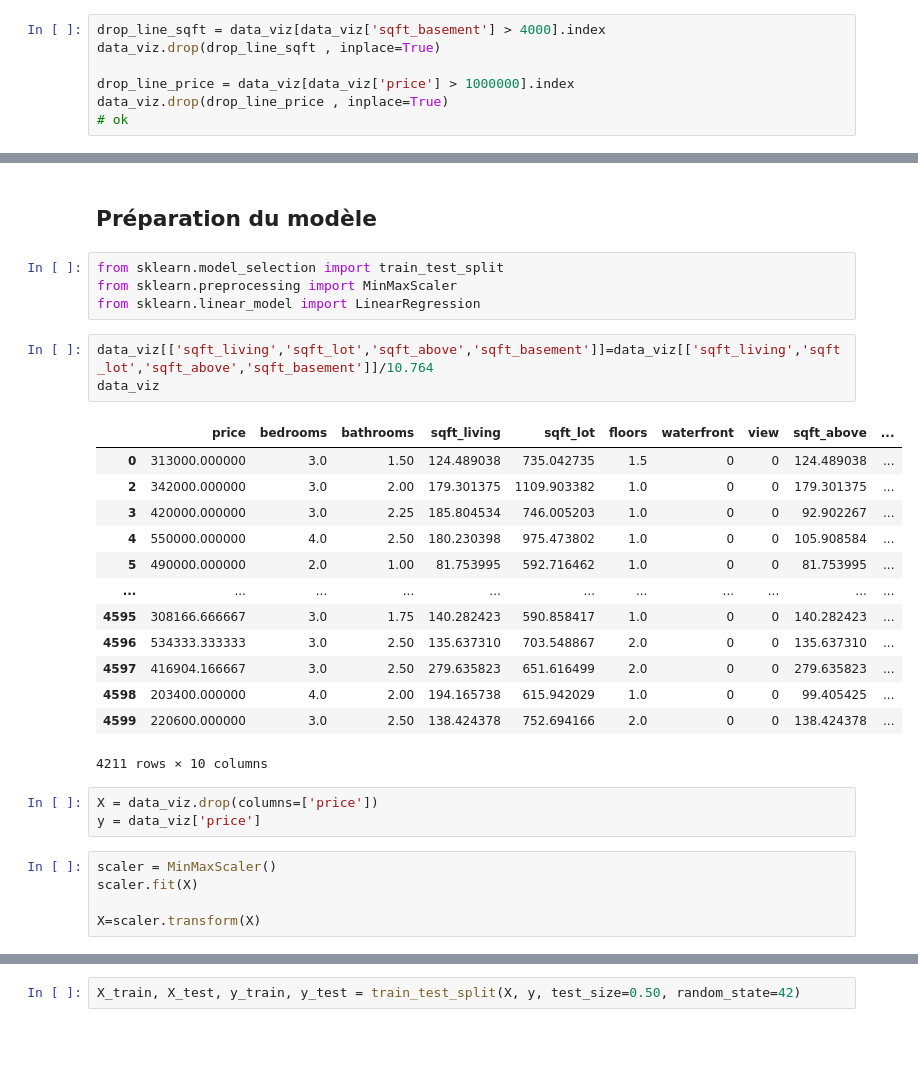
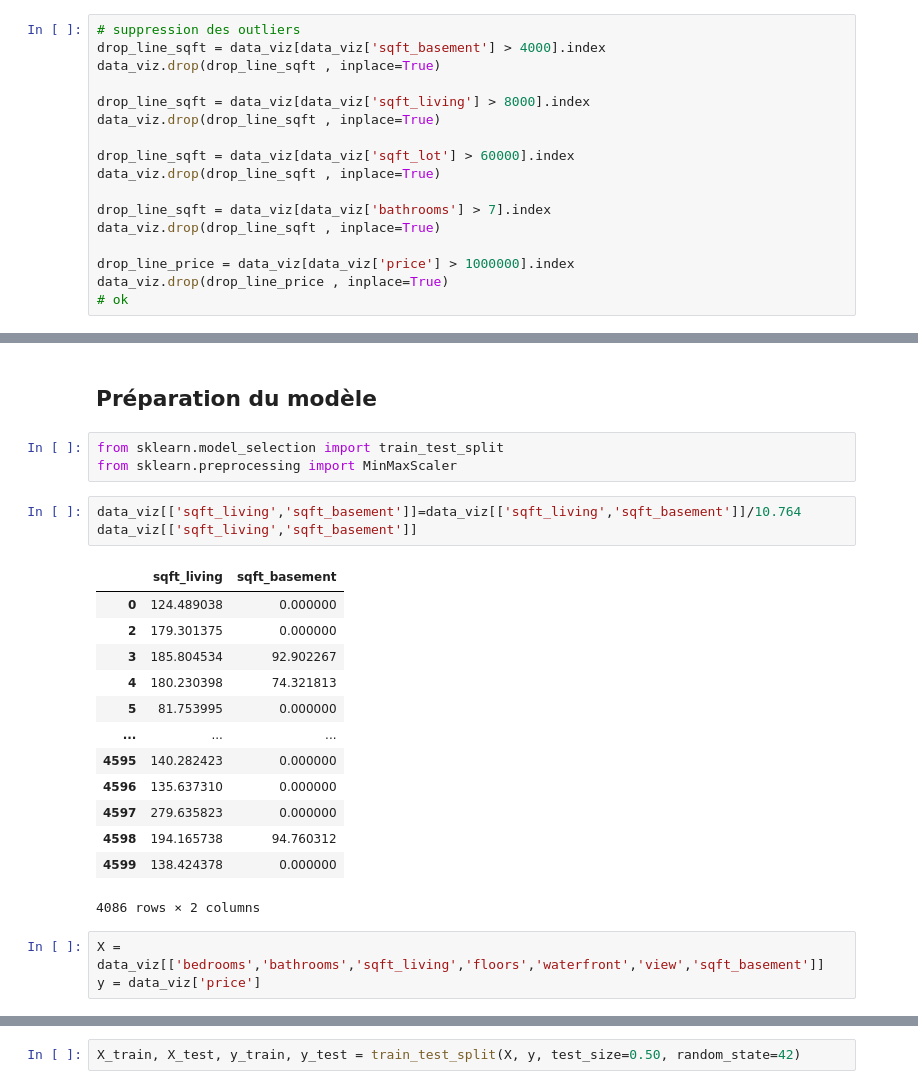
Before and after one commit to Tsyka-prog/PCO, a Jupyter notebook: autre/projet.ipynb, the cells around one changed output, grey strips where cells are left out. Drawn from its saved outputs; the diff is of its cells as text; blank space fills up the shorter version.

```diff
--- a/autre/projet.ipynb
+++ b/autre/projet.ipynb
@@ -141,5 +132,15 @@ Sur ces graphiques nous remarquons des outliers qui sont supprimés dans la cell
 # %%
+# suppression des outliers
 drop_line_sqft = data_viz[data_viz['sqft_basement'] > 4000].index
+data_viz.drop(drop_line_sqft , inplace=True)
+
+drop_line_sqft = data_viz[data_viz['sqft_living'] > 8000].index
+data_viz.drop(drop_line_sqft , inplace=True)
+
+drop_line_sqft = data_viz[data_viz['sqft_lot'] > 60000].index
+data_viz.drop(drop_line_sqft , inplace=True)
+
+drop_line_sqft = data_viz[data_viz['bathrooms'] > 7].index
 data_viz.drop(drop_line_sqft , inplace=True)
 
 drop_line_price = data_viz[data_viz['price'] > 1000000].index
@@ -287,32 +274,26 @@ distplot_viz(data_viz)
 # %%
 from sklearn.model_selection import train_test_split
 from sklearn.preprocessing import MinMaxScaler
-from sklearn.linear_model import LinearRegression
 # %%
-data_viz[['sqft_living','sqft_lot','sqft_above','sqft_basement']]=data_viz[['sqft_living','sqft_lot','sqft_above','sqft_basement']]/10.764
-data_viz
+data_viz[['sqft_living','sqft_basement']]=data_viz[['sqft_living','sqft_basement']]/10.764
+data_viz[['sqft_living','sqft_basement']]
 # %% [output]
-|  | price | bedrooms | bathrooms | sqft_living | sqft_lot | floors | waterfront | view | sqft_above | ... |
-| 0 | 313000.000000 | 3.0 | 1.50 | 124.489038 | 735.042735 | 1.5 | 0 | 0 | 124.489038 | ... |
-| 2 | 342000.000000 | 3.0 | 2.00 | 179.301375 | 1109.903382 | 1.0 | 0 | 0 | 179.301375 | ... |
-| 3 | 420000.000000 | 3.0 | 2.25 | 185.804534 | 746.005203 | 1.0 | 0 | 0 | 92.902267 | ... |
-| 4 | 550000.000000 | 4.0 | 2.50 | 180.230398 | 975.473802 | 1.0 | 0 | 0 | 105.908584 | ... |
-| 5 | 490000.000000 | 2.0 | 1.00 | 81.753995 | 592.716462 | 1.0 | 0 | 0 | 81.753995 | ... |
-| ... | ... | ... | ... | ... | ... | ... | ... | ... | ... | ... |
-| 4595 | 308166.666667 | 3.0 | 1.75 | 140.282423 | 590.858417 | 1.0 | 0 | 0 | 140.282423 | ... |
-| 4596 | 534333.333333 | 3.0 | 2.50 | 135.637310 | 703.548867 | 2.0 | 0 | 0 | 135.637310 | ... |
-| 4597 | 416904.166667 | 3.0 | 2.50 | 279.635823 | 651.616499 | 2.0 | 0 | 0 | 279.635823 | ... |
-| 4598 | 203400.000000 | 4.0 | 2.00 | 194.165738 | 615.942029 | 1.0 | 0 | 0 | 99.405425 | ... |
-| 4599 | 220600.000000 | 3.0 | 2.50 | 138.424378 | 752.694166 | 2.0 | 0 | 0 | 138.424378 | ... |
+|  | sqft_living | sqft_basement |
+| 0 | 124.489038 | 0.000000 |
+| 2 | 179.301375 | 0.000000 |
+| 3 | 185.804534 | 92.902267 |
+| 4 | 180.230398 | 74.321813 |
+| 5 | 81.753995 | 0.000000 |
+| ... | ... | ... |
+| 4595 | 140.282423 | 0.000000 |
+| 4596 | 135.637310 | 0.000000 |
+| 4597 | 279.635823 | 0.000000 |
+| 4598 | 194.165738 | 94.760312 |
+| 4599 | 138.424378 | 0.000000 |
-4211 rows × 10 columns
+4086 rows × 2 columns
 # %%
-X = data_viz.drop(columns=['price'])
+X = data_viz[['bedrooms','bathrooms','sqft_living','floors','waterfront','view','sqft_basement']]
 y = data_viz['price']
-# %%
-scaler = MinMaxScaler()
-scaler.fit(X)
-
-X=scaler.transform(X)
 # %%
 X
 # %% [output]
```
Also changed, not shown: parts of 33 cells of this notebook, 5 other files.
